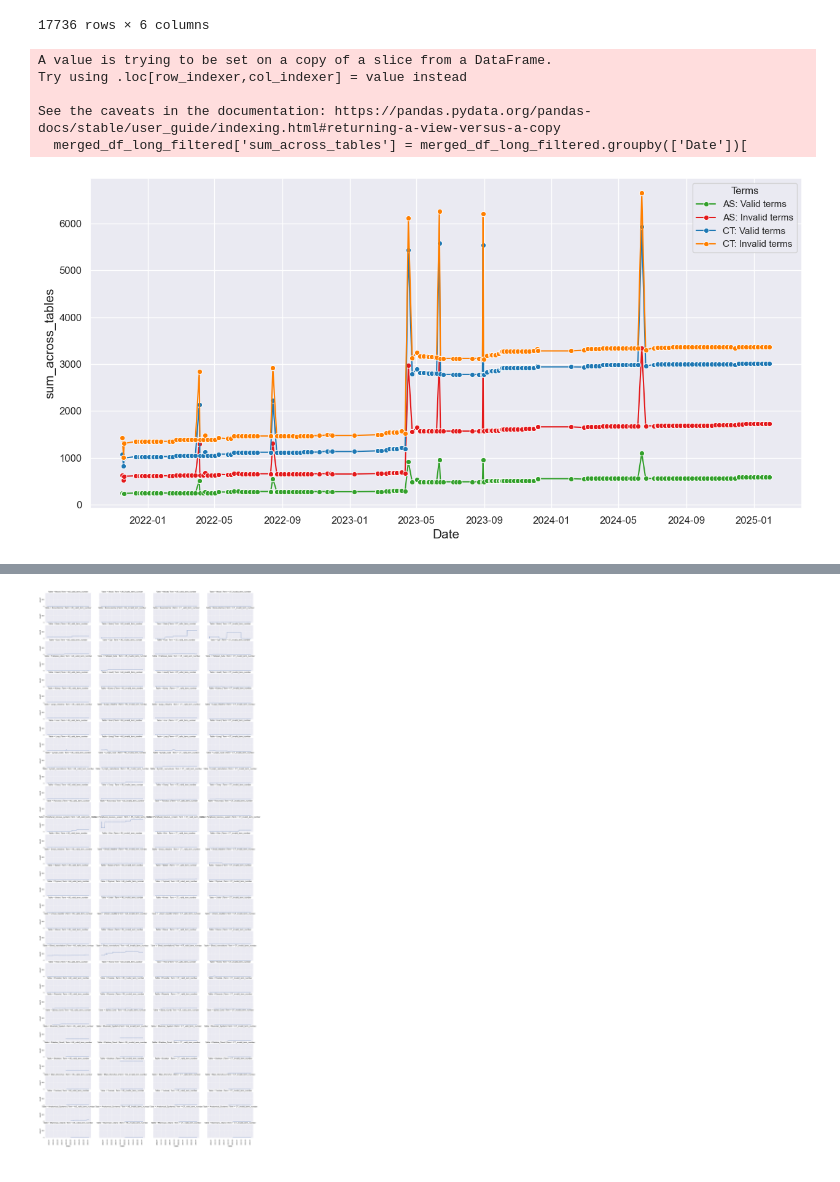
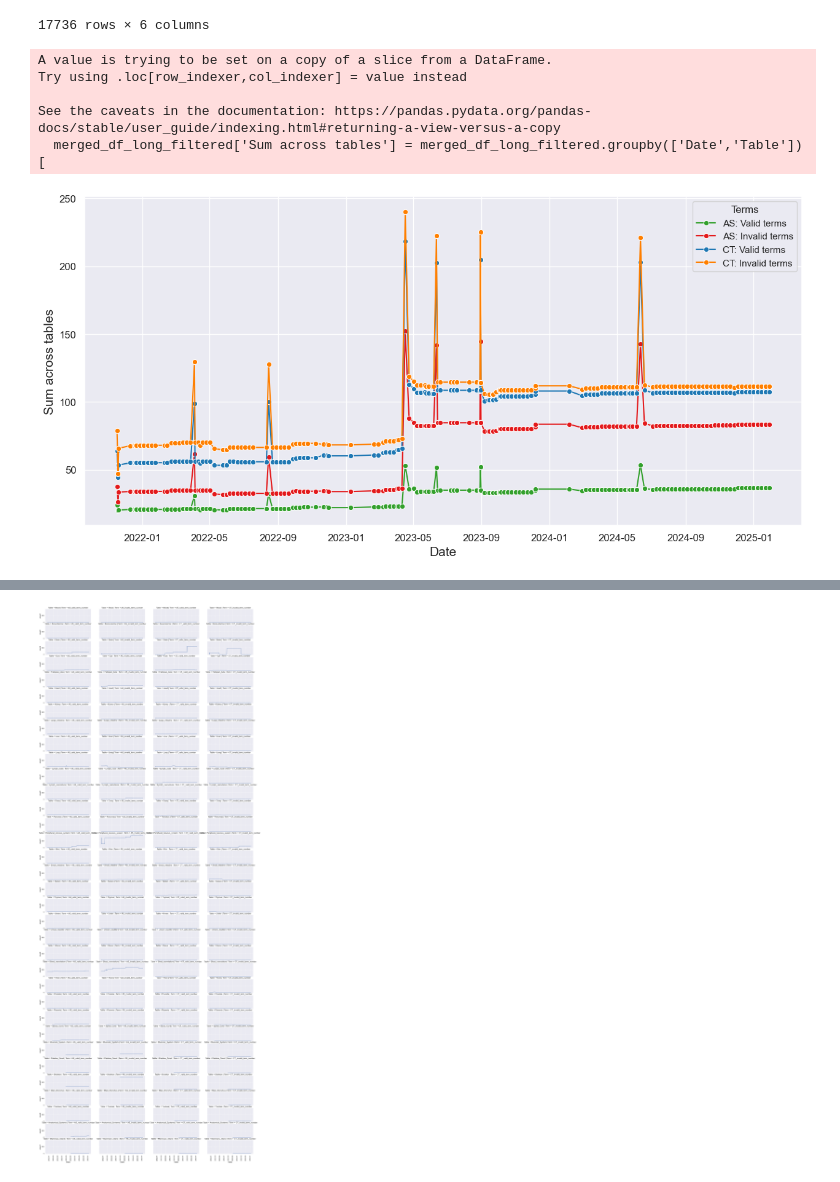
Before and after one commit to cns-iu/hra-kg-supporting-information, a Jupyter notebook: notebooks/hra-kg-technical-validation.ipynb, the cells around one changed output, grey strips where cells are left out. Saved outputs shown, nothing was run; the diff lists cells and outputs as text; code cells hidden in the pictures.

```diff
--- a/notebooks/hra-kg-technical-validation.ipynb
+++ b/notebooks/hra-kg-technical-validation.ipynb
@@ -426,41 +427,38 @@ merged_df_long_filtered
 # make combined line graph
 
 # Calculate sum
-merged_df_long_filtered['sum_across_tables'] = merged_df_long_filtered.groupby(['Date'])[
+merged_df_long_filtered['Sum across tables'] = merged_df_long_filtered.groupby(['Date','Table'])[
     'count'].cumsum()
 
 # palette = sns.color_palette('Paired')
 palette = ["#33a02c", "#e31a1c", "#1f78b4", "#ff7f00"]
 
 # Create the line plot
 sns.lineplot(
     data=merged_df_long_filtered,
     x='Date',
-    y='sum_across_tables',
+    y='Sum across tables',
     hue='Term',
     errorbar=None,
     palette=palette,
     marker='o'
 )
 
 # Customize the plot
-# plt.title('Terms linked to ontologies over time')
-# plt.xlabel('Date')
-# plt.ylabel('Count of terms')
 plt.legend(labels=['AS: Valid terms', 'AS: Invalid terms',
            'CT: Valid terms', 'CT: Invalid terms'], title='Terms')
 
 # Adjust layout to prevent label cutoff
 plt.tight_layout()
 
 plt.show()
 # %% [output]
 A value is trying to be set on a copy of a slice from a DataFrame.
 Try using .loc[row_indexer,col_indexer] = value instead
 
 See the caveats in the documentation: https://pandas.pydata.org/pandas-docs/stable/user_guide/indexing.html#returning-a-view-versus-a-copy
-  merged_df_long_filtered['sum_across_tables'] = merged_df_long_filtered.groupby(['Date'])[
+  merged_df_long_filtered['Sum across tables'] = merged_df_long_filtered.groupby(['Date','Table'])[
-[figure, old version]
+[figure, new version]
 # %%
 # no vega-lite spec available
 
```
Also changed, not shown: parts of 2 cells of this notebook.
